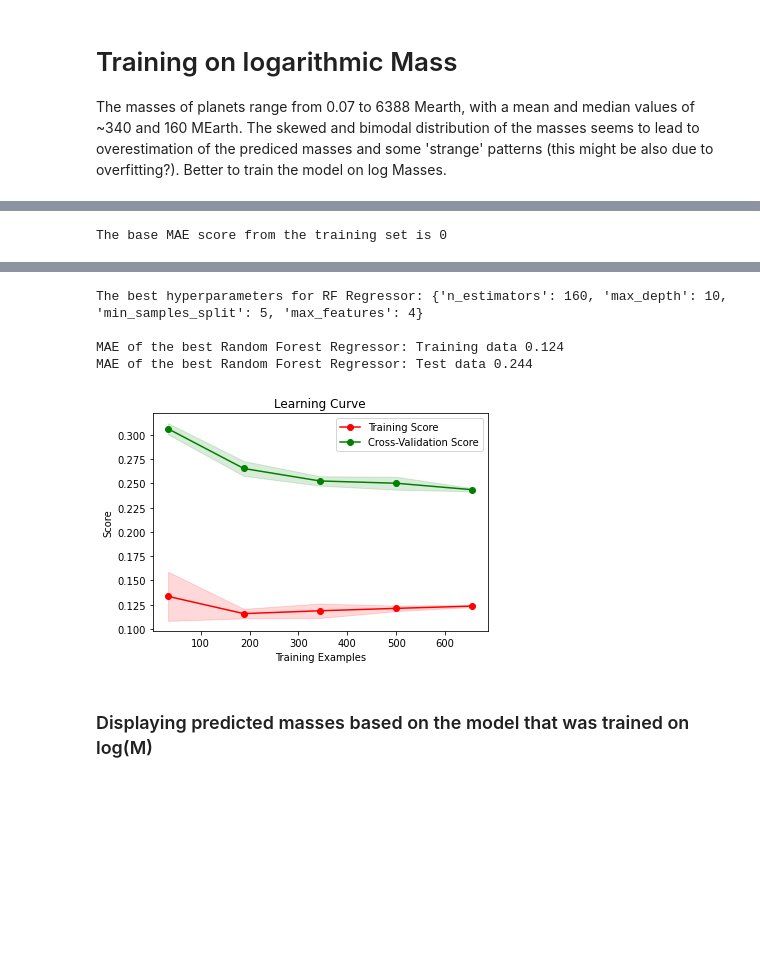
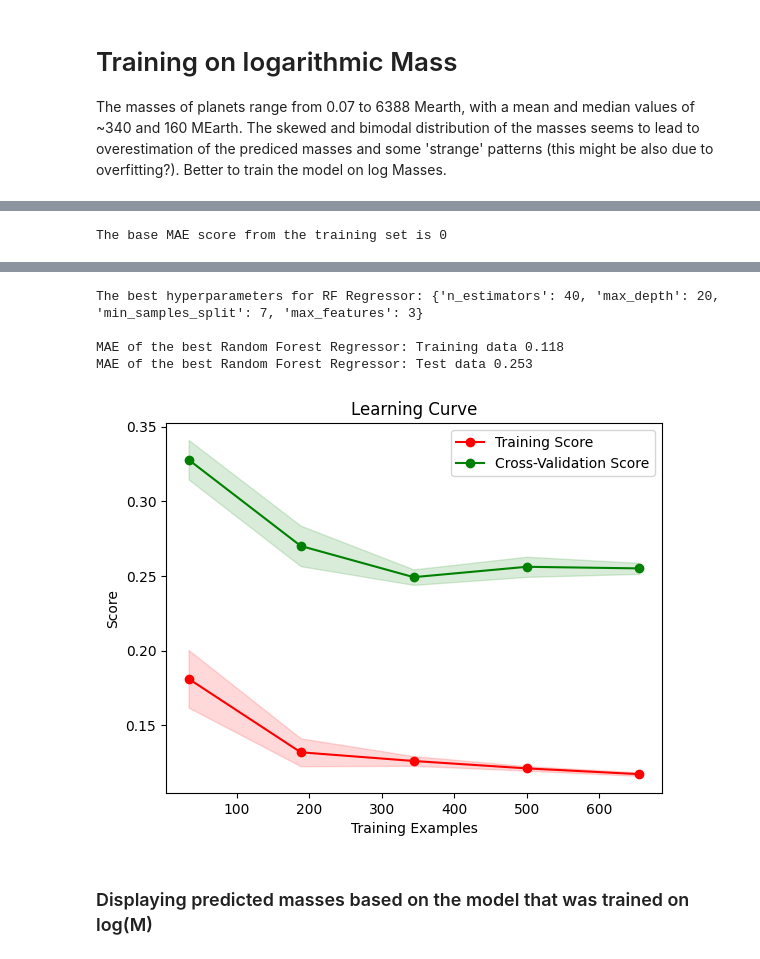
Before and after one commit to vadibekyan/ExoPLots, a Jupyter notebook: mr_ml.ipynb, the cells around one changed output, grey strips where cells are left out. Saved outputs shown, nothing was run; the diff lists cells and outputs as text; code cells hidden in the pictures; blank space fills up the shorter version.

```diff
--- a/mr_ml.ipynb
+++ b/mr_ml.ipynb
@@ -347,5 +356,5 @@ y_log = nea_logMR_final_table['pl_bmasse_log']
 X_log = nea_logMR_final_table.drop(columns = ['pl_bmasse', 'pl_bmasse_log'])
 # %%
 # A smaller value of n_trials can be used to run the code faster
-best_model_log, final_model_train_data_log, final_model_full_data_log = RF_training_with_display(X_log,y_log, test_size = 0.15, n_trials = 100)
+best_model_log, final_model_train_data_log, final_model_full_data_log = RF_training_with_display(X_log,y_log, test_size = 0.15, n_trials = 30)
 # %% [output]
@@ -371,8 +380,8 @@ The base MAE score from the training set is 0
-The best hyperparameters for RF Regressor: {'n_estimators': 160, 'max_depth': 10, 'min_samples_split': 5, 'max_features': 4}
+The best hyperparameters for RF Regressor: {'n_estimators': 40, 'max_depth': 20, 'min_samples_split': 7, 'max_features': 3}
 
-MAE of the best Random Forest Regressor: Training data 0.124
-MAE of the best Random Forest Regressor: Test data 0.244
+MAE of the best Random Forest Regressor: Training data 0.118
+MAE of the best Random Forest Regressor: Test data 0.253
-[figure, old version]
+[figure, new version]
 # %% [markdown]
 ### Displaying predicted masses based on the model that was trained on log(M)
 # %%
```
Also changed, not shown: parts of 10 cells of this notebook, 2 other files.
